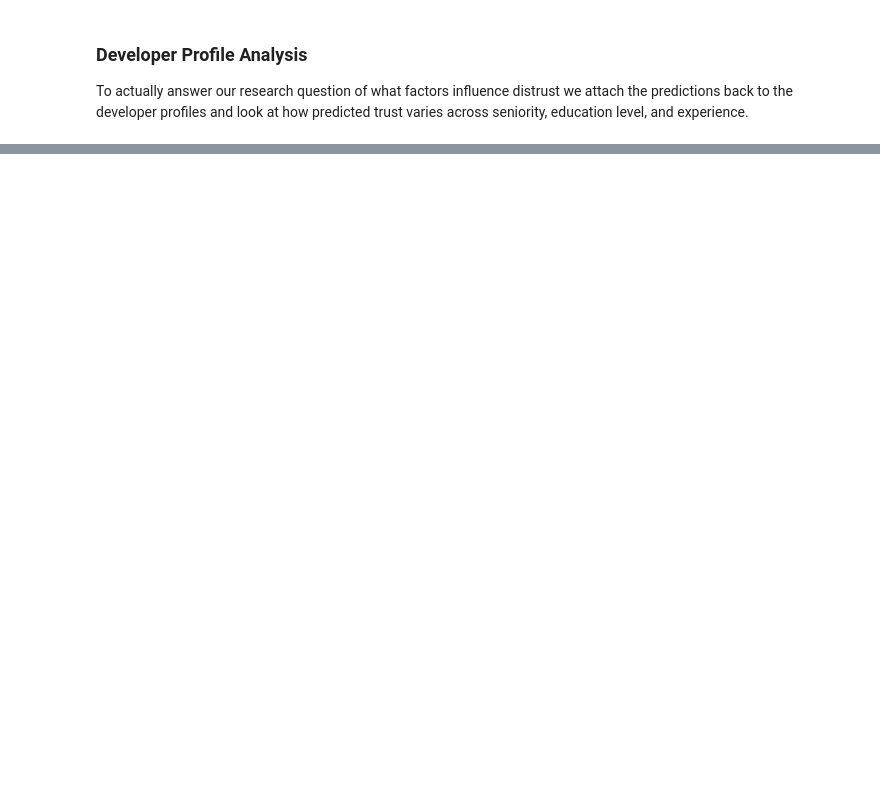
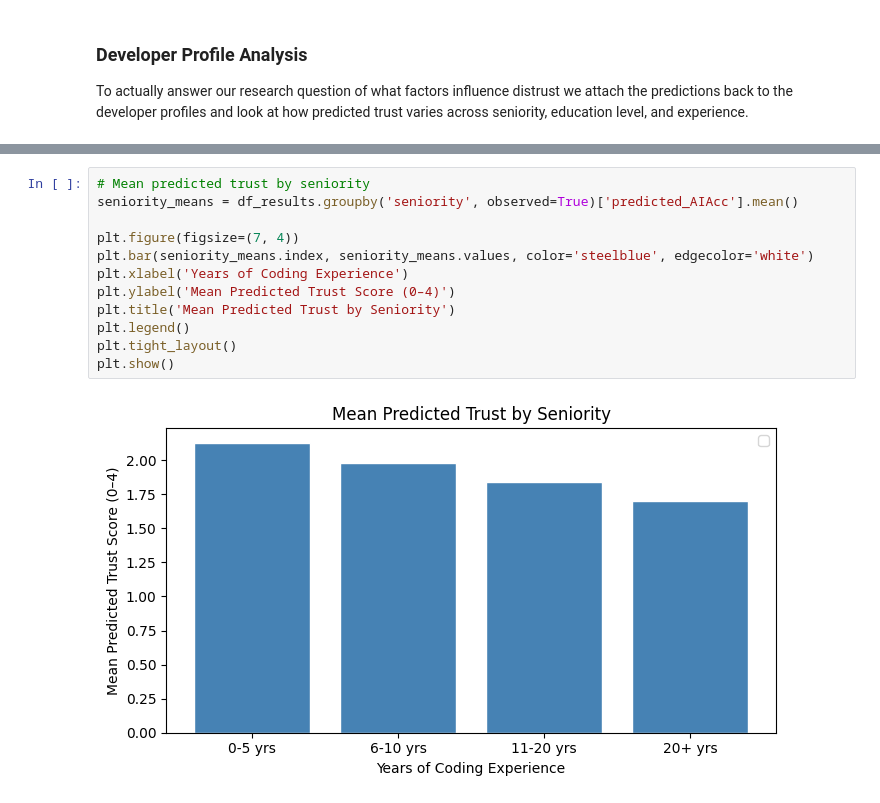
Before and after one commit to gbond22/DS4420_Project, a Jupyter notebook: cf_model.ipynb, the cells around one changed output, grey strips where cells are left out. Drawn from its saved outputs; the diff is of its cells as text; blank space fills up the shorter version.

```diff
--- a/cf_model.ipynb
+++ b/cf_model.ipynb
@@ -294,0 +351,14 @@ People manager            1.868870
+# %%
+# Mean predicted trust by seniority
+seniority_means = df_results.groupby('seniority', observed=True)['predicted_AIAcc'].mean()
+
+plt.figure(figsize=(7, 4))
+plt.bar(seniority_means.index, seniority_means.values, color='steelblue', edgecolor='white')
+plt.xlabel('Years of Coding Experience')
+plt.ylabel('Mean Predicted Trust Score (0–4)')
+plt.title('Mean Predicted Trust by Seniority')
+plt.legend()
+plt.tight_layout()
+plt.show()
+# %% [output]
+[figure, added]
```
Also changed, not shown: parts of 19 cells of this notebook, 1 other file.
